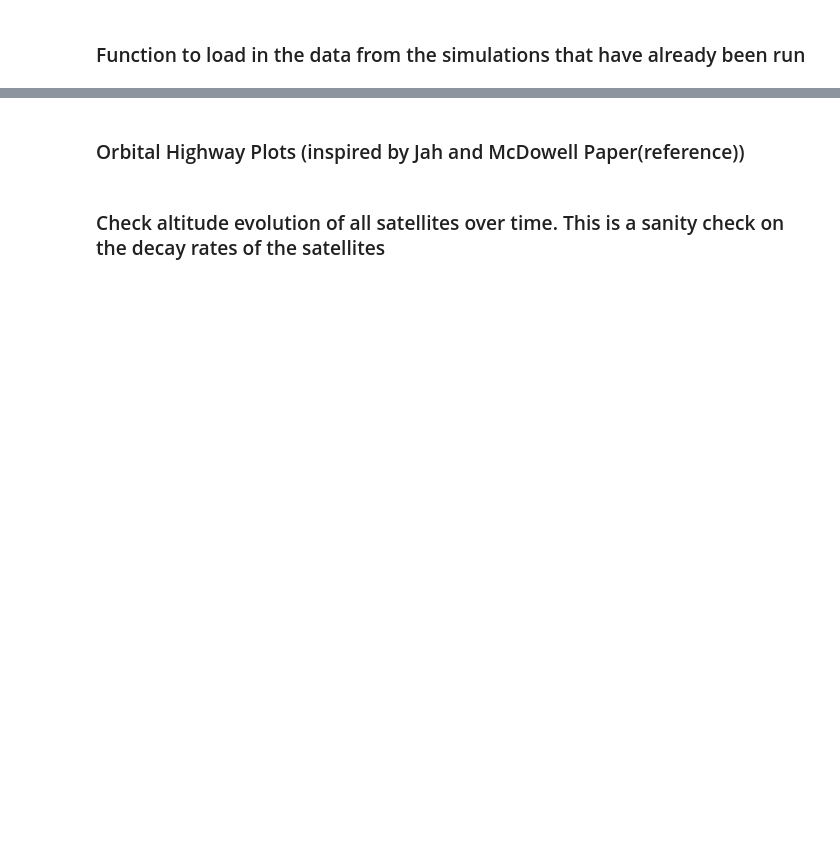
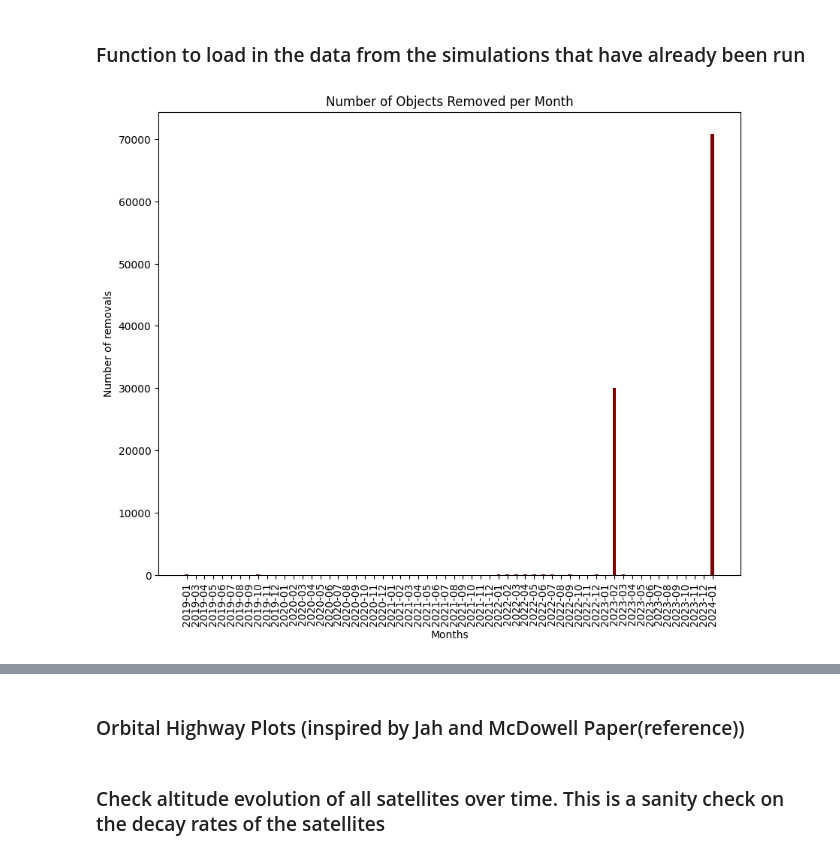
Before and after one commit to ucl-sgnl/FSPSimulator, a Jupyter notebook: src/Visualisation.ipynb, the cells around one changed output, grey strips where cells are left out. Cells and saved outputs as stored; diff of their text form; code cells hidden in the pictures; blank space fills up the shorter version.

```diff
--- a/src/Visualisation.ipynb
+++ b/src/Visualisation.ipynb
@@ -23,0 +24,49 @@ fresh_cat = load_file('SATCAT_after_prop_fresh_cat') #load in the "fresh" catalo
+# %%
+import matplotlib.pyplot as plt
+from astropy.time import Time
+from collections import defaultdict
+import numpy as np
+
+def calculate_removals_and_plot(fresh_cat):
+    # Initialising a default dictionary
+    removal_dict = defaultdict(int)
+
+    # Traversing the fresh_cat
+    for space_object in fresh_cat:
+        ephemeris = space_object.ephemeris
+
+        # Skip object if no ephemeris data
+        if not ephemeris:
+            continue
+
+        # Increase the removal count for the month following the last ephemeris entry
+        last_jd = ephemeris[-1][0]
+        removal_jd = last_jd + 30 # Adding approximately one month in Julian dates
+        removal_dict[np.floor(removal_jd)] += 1
+
+    # Convert to regular dict and sort by month
+    removal_dict = dict(sorted(removal_dict.items()))
+
+    # Plotting
+    months = []
+    removal_counts = []
+
+    for month, count in removal_dict.items():
+        time = Time(month, format='jd')
+        date = time.to_value('iso', 'date').split('-')[:2]  # Get year and month
+        month_str = '-'.join(date)  # Join as 'YYYY-MM'
+        months.append(month_str)
+        removal_counts.append(count)
+
+    plt.figure(figsize=[10,8])
+    plt.bar(months, removal_counts, color ='maroon', width = 0.4)
+    plt.xlabel('Months')
+    plt.ylabel('Number of removals')
+    plt.title('Number of Objects Removed per Month')
+    plt.xticks(rotation='vertical')
+    plt.show()
+
+# To use the function:
+calculate_removals_and_plot(fresh_cat)
+# %% [output]
+[figure, added]
```
Also changed, not shown: parts of 6 cells of this notebook, 4 other files.
